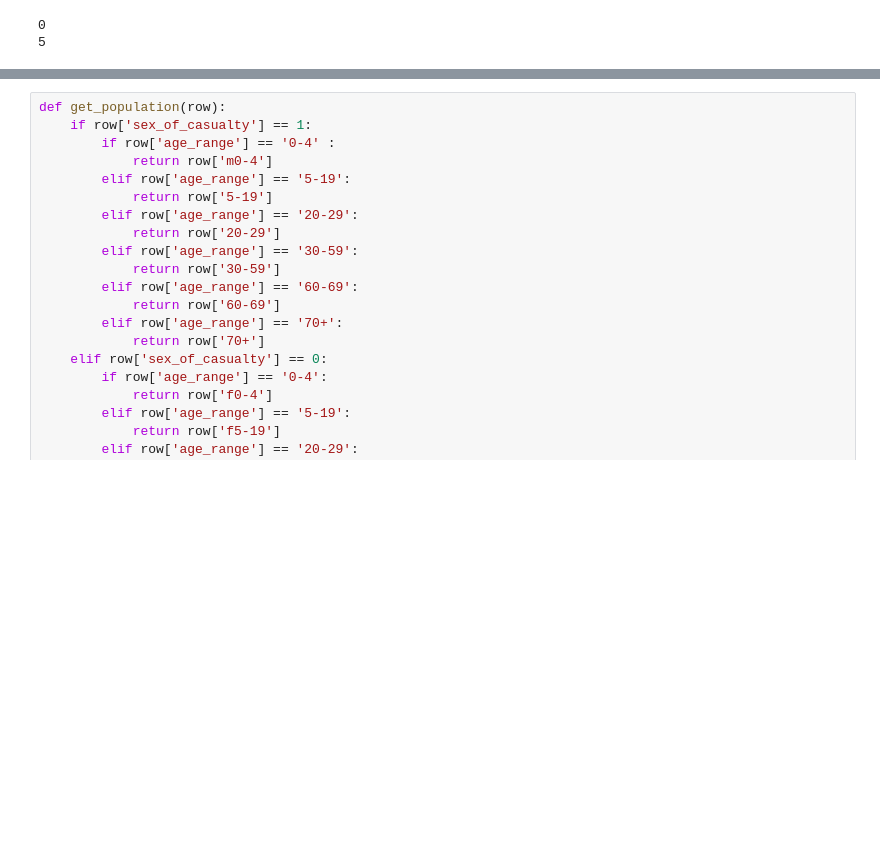
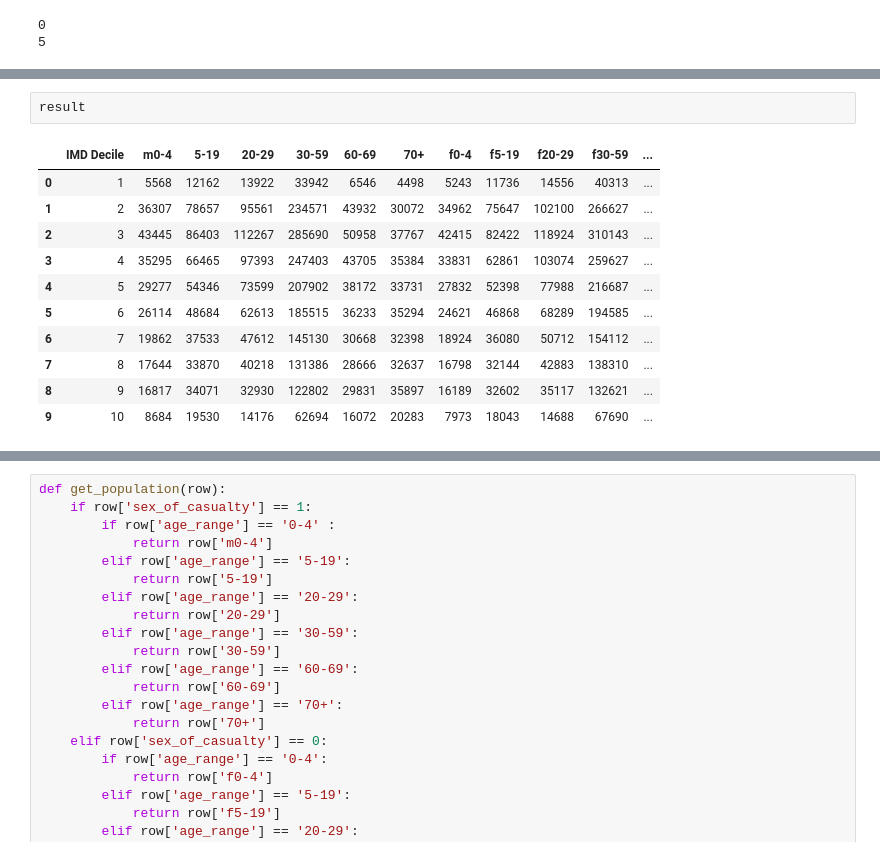
Before and after one commit to jwkee0420/Quantitative-Methods, a Jupyter notebook: Jin_safety_descriptive_statistics.ipynb, the cells around one changed output, grey strips where cells are left out. Saved outputs shown, nothing was run; the diff lists cells and outputs as text; blank space fills up the shorter version.

```diff
--- a/Jin_safety_descriptive_statistics.ipynb
+++ b/Jin_safety_descriptive_statistics.ipynb
@@ -1154,0 +1311,14 @@ After filtering: 4994 rows
+# %%
+result
+# %% [output]
+|  | IMD Decile | m0-4 | 5-19 | 20-29 | 30-59 | 60-69 | 70+ | f0-4 | f5-19 | f20-29 | f30-59 | ... |
+| 0 | 1 | 5568 | 12162 | 13922 | 33942 | 6546 | 4498 | 5243 | 11736 | 14556 | 40313 | ... |
+| 1 | 2 | 36307 | 78657 | 95561 | 234571 | 43932 | 30072 | 34962 | 75647 | 102100 | 266627 | ... |
+| 2 | 3 | 43445 | 86403 | 112267 | 285690 | 50958 | 37767 | 42415 | 82422 | 118924 | 310143 | ... |
+| 3 | 4 | 35295 | 66465 | 97393 | 247403 | 43705 | 35384 | 33831 | 62861 | 103074 | 259627 | ... |
+| 4 | 5 | 29277 | 54346 | 73599 | 207902 | 38172 | 33731 | 27832 | 52398 | 77988 | 216687 | ... |
+| 5 | 6 | 26114 | 48684 | 62613 | 185515 | 36233 | 35294 | 24621 | 46868 | 68289 | 194585 | ... |
+| 6 | 7 | 19862 | 37533 | 47612 | 145130 | 30668 | 32398 | 18924 | 36080 | 50712 | 154112 | ... |
+| 7 | 8 | 17644 | 33870 | 40218 | 131386 | 28666 | 32637 | 16798 | 32144 | 42883 | 138310 | ... |
+| 8 | 9 | 16817 | 34071 | 32930 | 122802 | 29831 | 35897 | 16189 | 32602 | 35117 | 132621 | ... |
+| 9 | 10 | 8684 | 19530 | 14176 | 62694 | 16072 | 20283 | 7973 | 18043 | 14688 | 67690 | ... |
```
Also changed, not shown: parts of 37 cells of this notebook, 1 other file.
